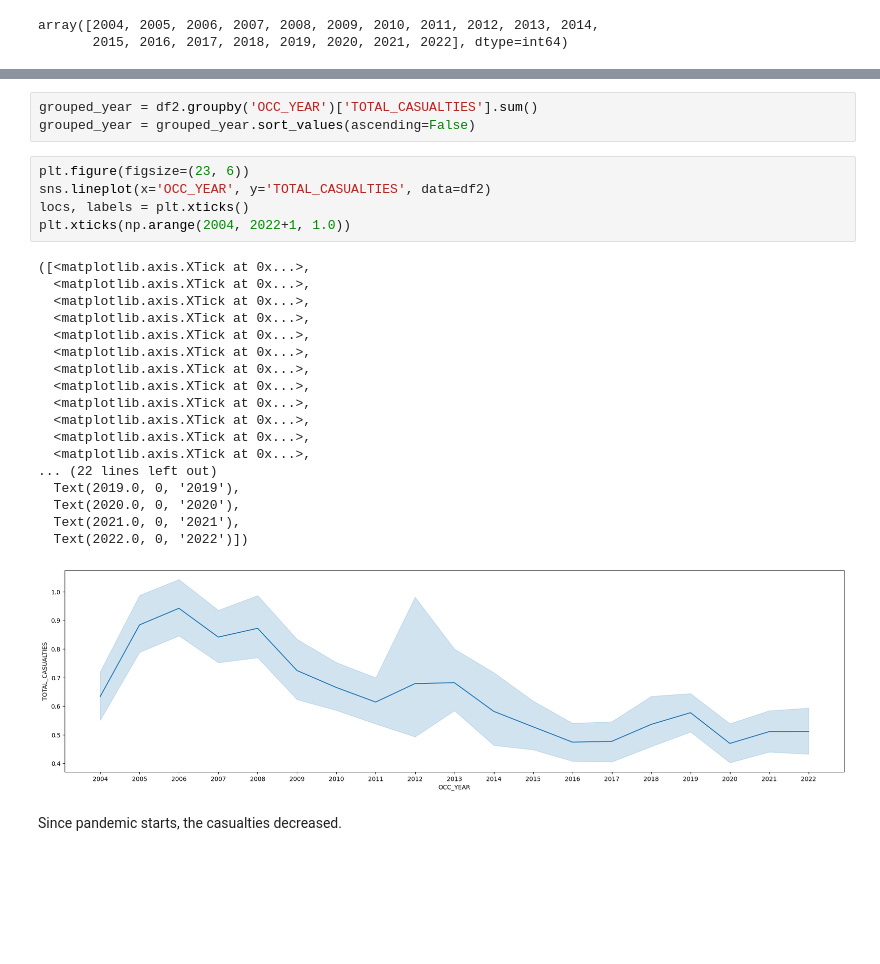
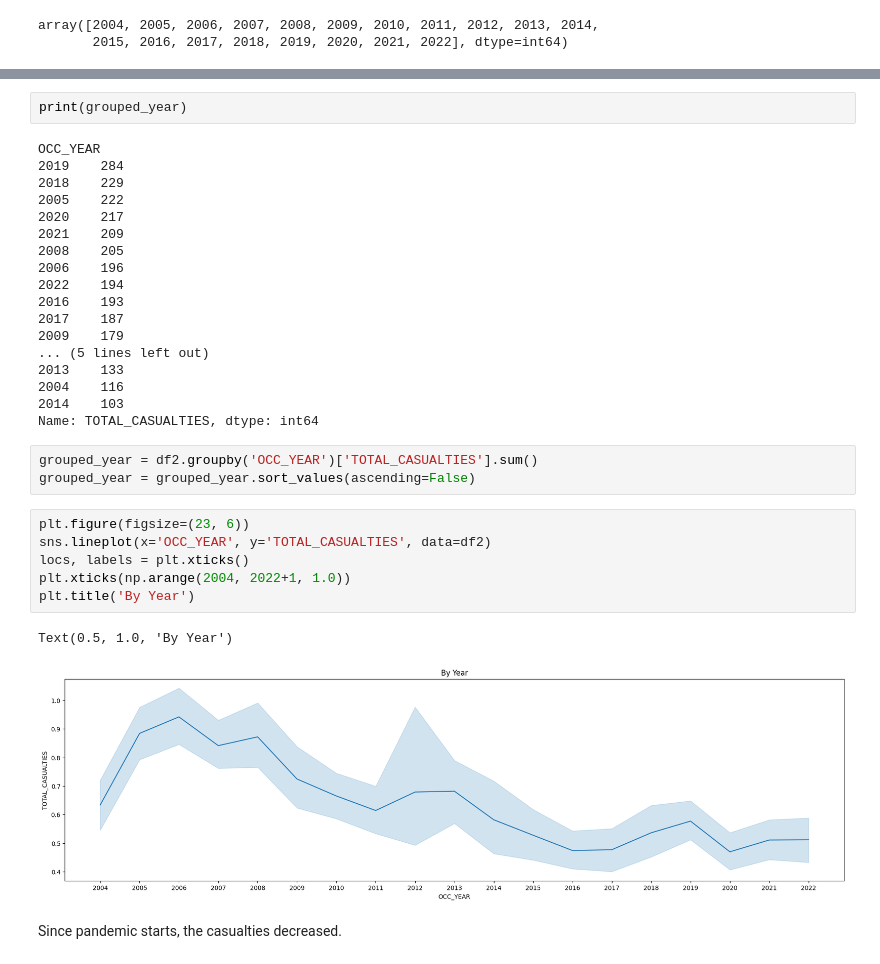
Before and after one commit to annwanginnt/data_scirence, a Jupyter notebook: AI_FIREARM.ipynb, the cells around one changed output, grey strips where cells are left out. Cells and saved outputs as stored; diff of their text form; blank space fills up the shorter version.

```diff
--- a/AI_FIREARM.ipynb
+++ b/AI_FIREARM.ipynb
@@ -356,30 +367,35 @@ array([2004, 2005, 2006, 2007, 2008, 2009, 2010, 2011, 2012, 2013, 2014,
+# %%
+print(grouped_year)
+# %% [output]
+OCC_YEAR
+2019    284
+2018    229
+2005    222
+2020    217
+2021    209
+2008    205
+2006    196
+2022    194
+2016    193
+2017    187
+2009    179
+... (5 lines left out)
+2013    133
+2004    116
+2014    103
+Name: TOTAL_CASUALTIES, dtype: int64
 # %%
 grouped_year = df2.groupby('OCC_YEAR')['TOTAL_CASUALTIES'].sum()
 grouped_year = grouped_year.sort_values(ascending=False)
 # %%
 plt.figure(figsize=(23, 6))
 sns.lineplot(x='OCC_YEAR', y='TOTAL_CASUALTIES', data=df2)
 locs, labels = plt.xticks()
 plt.xticks(np.arange(2004, 2022+1, 1.0))
+plt.title('By Year')
 # %% [output]
-([<matplotlib.axis.XTick at 0x...>,
-  <matplotlib.axis.XTick at 0x...>,
-  <matplotlib.axis.XTick at 0x...>,
-  <matplotlib.axis.XTick at 0x...>,
-  <matplotlib.axis.XTick at 0x...>,
-  <matplotlib.axis.XTick at 0x...>,
-  <matplotlib.axis.XTick at 0x...>,
-  <matplotlib.axis.XTick at 0x...>,
-  <matplotlib.axis.XTick at 0x...>,
-  <matplotlib.axis.XTick at 0x...>,
-  <matplotlib.axis.XTick at 0x...>,
-  <matplotlib.axis.XTick at 0x...>,
-... (22 lines left out)
-  Text(2019.0, 0, '2019'),
-  Text(2020.0, 0, '2020'),
-  Text(2021.0, 0, '2021'),
-  Text(2022.0, 0, '2022')])
+Text(0.5, 1.0, 'By Year')
-[figure, old version]
+[figure, new version]
 # %% [markdown]
 Since pandemic starts, the casualties decreased.
 # %%
```
Also changed, not shown: parts of 21 cells of this notebook.
